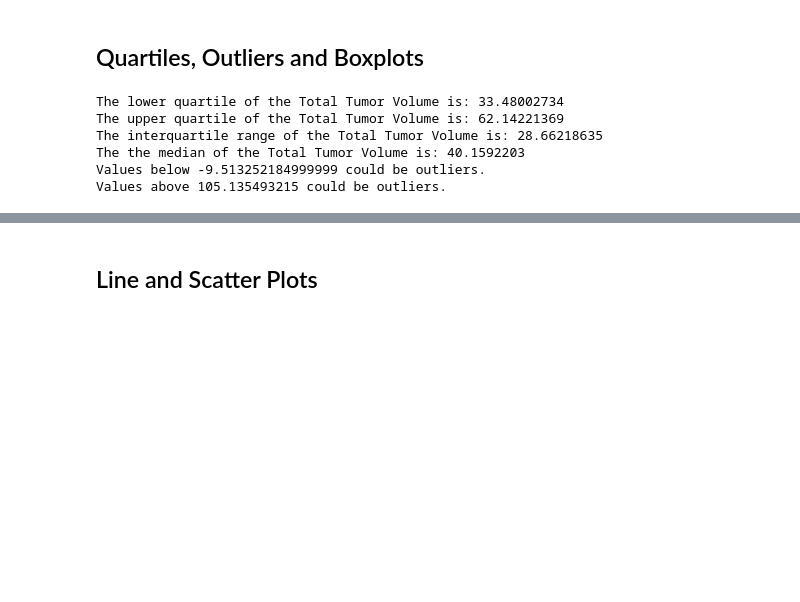
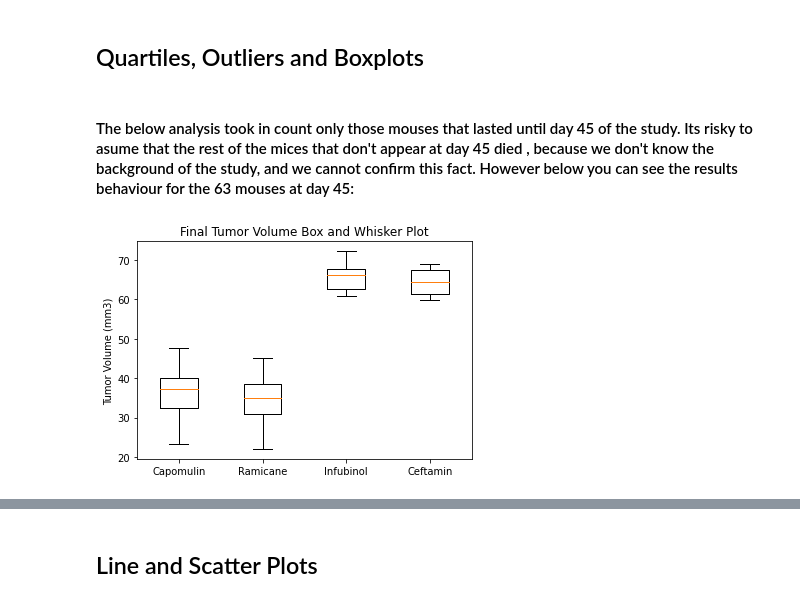
Before and after one commit to Mlara73/Pymaceuticals-Visualization, a Jupyter notebook: Pymaceuticals/pymaceuticals_starter.ipynb, the cells around one changed output, grey strips where cells are left out. Drawn from its saved outputs; the diff is of its cells as text; code cells hidden in the pictures; blank space fills up the shorter version.

Commit message:
Updating Results and Styling the Notebook

```diff
--- a/Pymaceuticals/pymaceuticals_starter.ipynb
+++ b/Pymaceuticals/pymaceuticals_starter.ipynb
@@ -258,28 +258,25 @@ plt.show()
 [figure]
 # %% [markdown]
 ## Quartiles, Outliers and Boxplots
-# %%
-# Calculate the final tumor volume of each mouse across four of the most promising treatment regimens. Calculate the IQR and quantitatively determine if there are any potential outliers.
-total_tumor_volume= clean_mouse_df.loc[(clean_mouse_df["Timepoint"]==45)&((clean_mouse_df["Drug Regimen"]=="Capomulin")|(clean_mouse_df["Drug Regimen"]=="Ramicane")\
-                                                                         |(clean_mouse_df["Drug Regimen"]=="Infubinol")|(clean_mouse_df["Drug Regimen"]=="Ceftamin"))]
-quartiles= total_tumor_volume["Tumor Volume (mm3)"].quantile([0.25,0.5,0.75])
-lowerq= quartiles[0.25]
-upperq= quartiles[0.75]
-iqr= upperq-lowerq
-
-print(f"The lower quartile of the Total Tumor Volume is: {lowerq}")
-print(f"The upper quartile of the Total Tumor Volume is: {upperq}")
-print(f"The interquartile range of the Total Tumor Volume is: {iqr}")
-print(f"The the median of the Total Tumor Volume is: {quartiles[0.5]} ")
-
-lower_bound = lowerq - (1.5*iqr)
-upper_bound = upperq + (1.5*iqr)
-print(f"Values below {lower_bound} could be outliers.")
-print(f"Values above {upper_bound} could be outliers.")
-# %% [output]
-The lower quartile of the Total Tumor Volume is: 33.48002734
-The upper quartile of the Total Tumor Volume is: 62.14221369
-The interquartile range of the Total Tumor Volume is: 28.66218635
-The the median of the Total Tumor Volume is: 40.1592203
-Values below -9.513252184999999 could be outliers.
-Values above 105.135493215 could be outliers.
+# %% [markdown]
+#### The below analysis took in count only those mouses that lasted until day 45 of the study. Its risky to asume that the rest of the mices that don't appear at day 45 died , because we don't know the background of the study, and we cannot confirm this fact. However below you can see the results behaviour for the 63 mouses at day 45:
+# %%
+# Calculate the final tumor volume of each mouse across four of the most promising treatment regimens. Calculate the IQR and quantitatively determine if there are any potential outliers.
+total_tumor_volume= clean_mouse_df.loc[(clean_mouse_df["Timepoint"]==45)&((clean_mouse_df["Drug Regimen"]=="Capomulin")|(clean_mouse_df["Drug Regimen"]=="Ramicane")\
+                                                                         |(clean_mouse_df["Drug Regimen"]=="Infubinol")|(clean_mouse_df["Drug Regimen"]=="Ceftamin"))]
+
+capomulin_box_df=total_tumor_volume.loc[(total_tumor_volume["Drug Regimen"]=="Capomulin")]
+ramicane_box_df=total_tumor_volume.loc[(total_tumor_volume["Drug Regimen"]=="Ramicane")]
+infubinol_box_df=total_tumor_volume.loc[(total_tumor_volume["Drug Regimen"]=="Infubinol")]
+ceftamin_box_df=total_tumor_volume.loc[(total_tumor_volume["Drug Regimen"]=="Ceftamin")]
+
+data = [capomulin_box_df["Tumor Volume (mm3)"],ramicane_box_df["Tumor Volume (mm3)"],infubinol_box_df["Tumor Volume (mm3)"],ceftamin_box_df["Tumor Volume (mm3)"]]
+ticks= np.arange(1,len(total_tumor_volume["Drug Regimen"].unique())+1)
+fig, ax = plt.subplots()
+ax.set_title('Final Tumor Volume Box and Whisker Plot')
+ax.boxplot(data)
+ax.set_ylabel("Tumor Volume (mm3)")
+plt.xticks(ticks,["Capomulin","Ramicane","Infubinol","Ceftamin"])
+plt.show()
+# %% [output]
+[figure, added]
```
Also changed, not shown: parts of 6 cells of this notebook.
